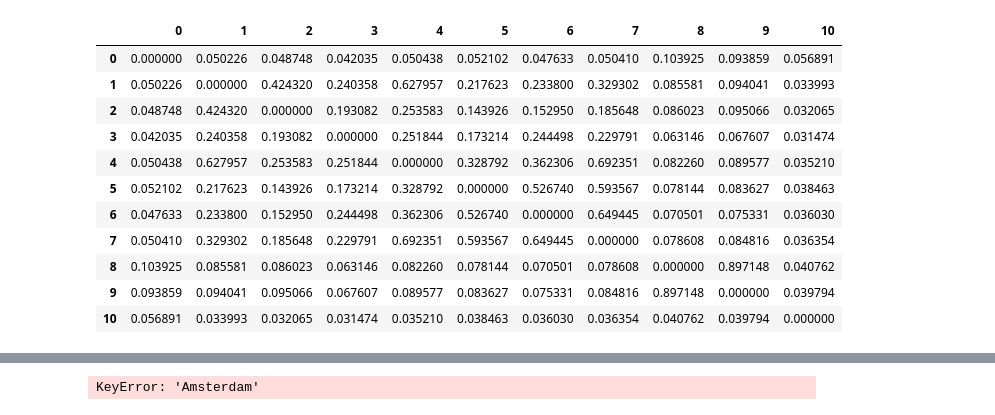
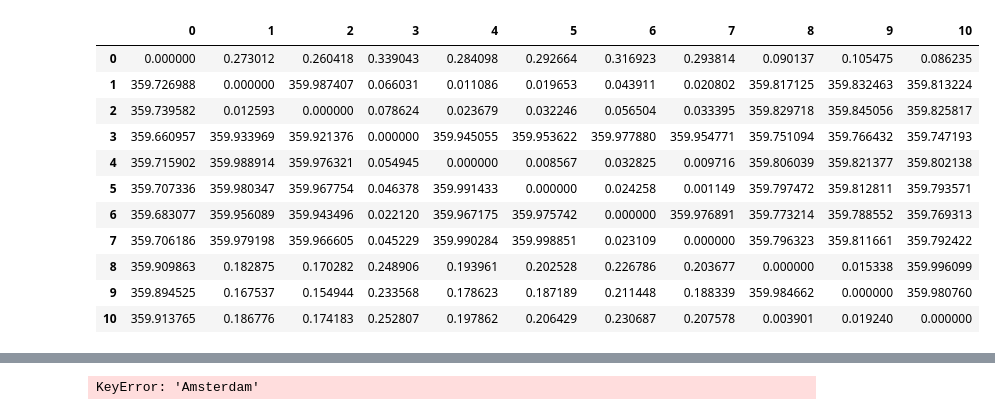
Before and after one commit to AGLamb/Thesis-Code, a Jupyter notebook: EDA.ipynb, the cells around one changed output, grey strips where cells are left out. Drawn from its saved outputs; the diff is of its cells as text; code cells hidden in the pictures.

```diff
--- a/EDA.ipynb
+++ b/EDA.ipynb
@@ -30,5 +10,6 @@ data.columns
 # %%
+data = pd.read_csv(r"/Users/main/Vault/Thesis/Data/pm25_weer.csv")
 data.drop(data.iloc[:, 0:7], axis=1, inplace=True)
-data.drop(["jaar", "maand", "weeknummer", "#STN", "timestamp", "components", "dag", "tijd", "T", "datum", "H", "T", "U", "weekdag", "FH", "sensortype"], axis=1, inplace=True)
-# data
+data.drop(["jaar", "maand", "weeknummer", "#STN", "timestamp", "components", "dag", "tijd", "T", "datum", "H", "T", "weekdag", "FH", "sensortype"], axis=1, inplace=True)
+# data["Wind"] = np.cos(data["DD"]) * (data["U"] * 1.852)
 # %%
@@ -58,23 +46,31 @@ LocDict
-# %%
-W = np.zeros((11, 11))
-
-for i in range(len(LocDict)):
-    for j in range(len(LocDict)):
-        if i != j:
-            W[i, j] = 1 / great_circle(LocDict[Locations[i]], LocDict[Locations[j]]).km
-
-pd.DataFrame(W)
-# %% [output]
-|  | 0 | 1 | 2 | 3 | 4 | 5 | 6 | 7 | 8 | 9 | 10 |
-| 0 | 0.000000 | 0.050226 | 0.048748 | 0.042035 | 0.050438 | 0.052102 | 0.047633 | 0.050410 | 0.103925 | 0.093859 | 0.056891 |
-| 1 | 0.050226 | 0.000000 | 0.424320 | 0.240358 | 0.627957 | 0.217623 | 0.233800 | 0.329302 | 0.085581 | 0.094041 | 0.033993 |
-| 2 | 0.048748 | 0.424320 | 0.000000 | 0.193082 | 0.253583 | 0.143926 | 0.152950 | 0.185648 | 0.086023 | 0.095066 | 0.032065 |
-| 3 | 0.042035 | 0.240358 | 0.193082 | 0.000000 | 0.251844 | 0.173214 | 0.244498 | 0.229791 | 0.063146 | 0.067607 | 0.031474 |
-| 4 | 0.050438 | 0.627957 | 0.253583 | 0.251844 | 0.000000 | 0.328792 | 0.362306 | 0.692351 | 0.082260 | 0.089577 | 0.035210 |
-| 5 | 0.052102 | 0.217623 | 0.143926 | 0.173214 | 0.328792 | 0.000000 | 0.526740 | 0.593567 | 0.078144 | 0.083627 | 0.038463 |
-| 6 | 0.047633 | 0.233800 | 0.152950 | 0.244498 | 0.362306 | 0.526740 | 0.000000 | 0.649445 | 0.070501 | 0.075331 | 0.036030 |
-| 7 | 0.050410 | 0.329302 | 0.185648 | 0.229791 | 0.692351 | 0.593567 | 0.649445 | 0.000000 | 0.078608 | 0.084816 | 0.036354 |
-| 8 | 0.103925 | 0.085581 | 0.086023 | 0.063146 | 0.082260 | 0.078144 | 0.070501 | 0.078608 | 0.000000 | 0.897148 | 0.040762 |
-| 9 | 0.093859 | 0.094041 | 0.095066 | 0.067607 | 0.089577 | 0.083627 | 0.075331 | 0.084816 | 0.897148 | 0.000000 | 0.039794 |
-| 10 | 0.056891 | 0.033993 | 0.032065 | 0.031474 | 0.035210 | 0.038463 | 0.036030 | 0.036354 | 0.040762 | 0.039794 | 0.000000 |
+# %%
+def angle_between(p1, p2):
+    ang1 = np.arctan2(*p1[::-1])
+    ang2 = np.arctan2(*p2[::-1])
+    return np.rad2deg((ang1 - ang2) % (2 * np.pi))
+
+W = np.zeros((11, 11))
+AngleMatrix = np.zeros((11, 11))
+
+for i in range(len(LocDict)):
+    for j in range(len(LocDict)):
+        if i != j:
+            theta = angle_between(LocDict[Locations[i]], LocDict[Locations[j]])
+            W[i, j] = 1 / great_circle(LocDict[Locations[i]], LocDict[Locations[j]]).km
+            AngleMatrix[i, j] = theta
+
+pd.DataFrame(AngleMatrix)
+# %% [output]
+|  | 0 | 1 | 2 | 3 | 4 | 5 | 6 | 7 | 8 | 9 | 10 |
+| 0 | 0.000000 | 0.273012 | 0.260418 | 0.339043 | 0.284098 | 0.292664 | 0.316923 | 0.293814 | 0.090137 | 0.105475 | 0.086235 |
+| 1 | 359.726988 | 0.000000 | 359.987407 | 0.066031 | 0.011086 | 0.019653 | 0.043911 | 0.020802 | 359.817125 | 359.832463 | 359.813224 |
+| 2 | 359.739582 | 0.012593 | 0.000000 | 0.078624 | 0.023679 | 0.032246 | 0.056504 | 0.033395 | 359.829718 | 359.845056 | 359.825817 |
+| 3 | 359.660957 | 359.933969 | 359.921376 | 0.000000 | 359.945055 | 359.953622 | 359.977880 | 359.954771 | 359.751094 | 359.766432 | 359.747193 |
+| 4 | 359.715902 | 359.988914 | 359.976321 | 0.054945 | 0.000000 | 0.008567 | 0.032825 | 0.009716 | 359.806039 | 359.821377 | 359.802138 |
+| 5 | 359.707336 | 359.980347 | 359.967754 | 0.046378 | 359.991433 | 0.000000 | 0.024258 | 0.001149 | 359.797472 | 359.812811 | 359.793571 |
+| 6 | 359.683077 | 359.956089 | 359.943496 | 0.022120 | 359.967175 | 359.975742 | 0.000000 | 359.976891 | 359.773214 | 359.788552 | 359.769313 |
+| 7 | 359.706186 | 359.979198 | 359.966605 | 0.045229 | 359.990284 | 359.998851 | 0.023109 | 0.000000 | 359.796323 | 359.811661 | 359.792422 |
+| 8 | 359.909863 | 0.182875 | 0.170282 | 0.248906 | 0.193961 | 0.202528 | 0.226786 | 0.203677 | 0.000000 | 0.015338 | 359.996099 |
+| 9 | 359.894525 | 0.167537 | 0.154944 | 0.233568 | 0.178623 | 0.187189 | 0.211448 | 0.188339 | 359.984662 | 0.000000 | 359.980760 |
+| 10 | 359.913765 | 0.186776 | 0.174183 | 0.252807 | 0.197862 | 0.206429 | 0.230687 | 0.207578 | 0.003901 | 0.019240 | 0.000000 |
 # %%
```
Also changed, not shown: parts of 19 cells of this notebook.
